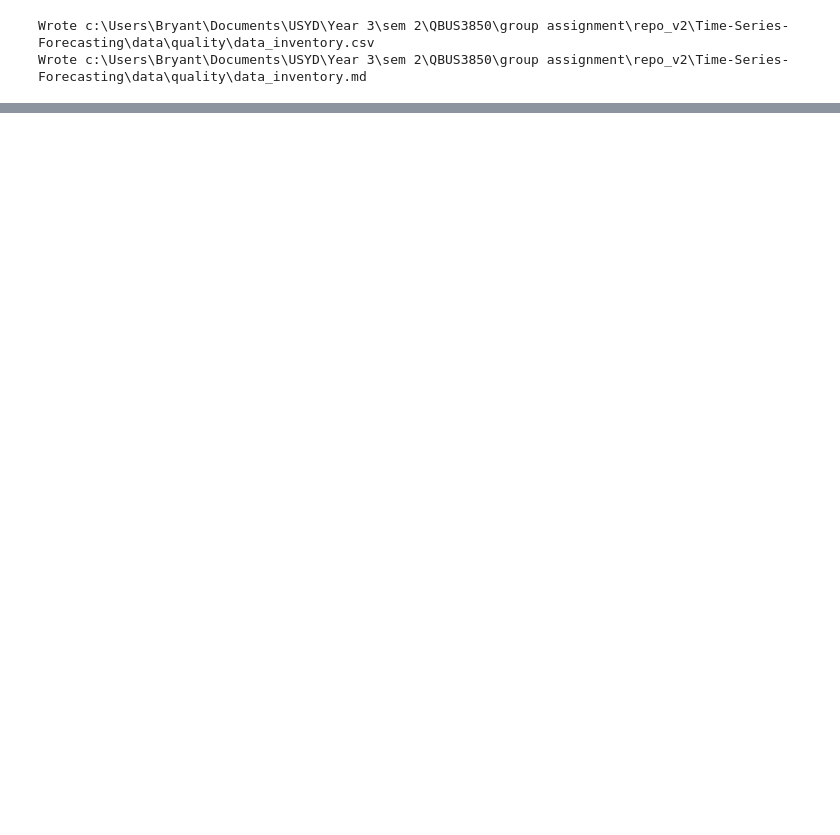
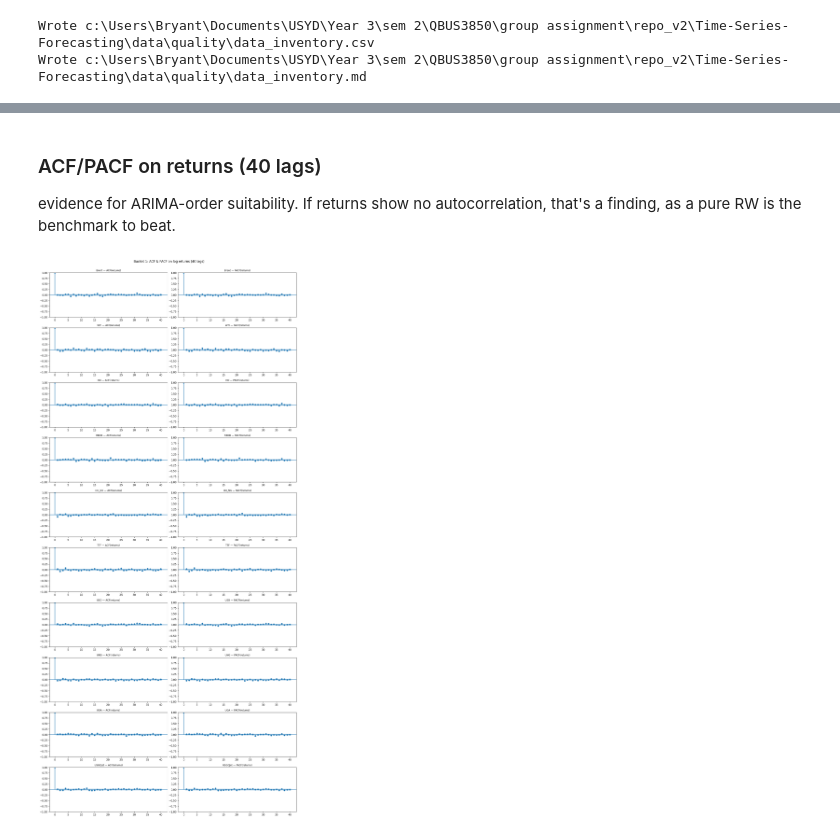
Before and after one commit to bryantchendra/Time-Series-Forecasting, a Jupyter notebook: notebooks/02_eda.ipynb, the cells around one changed output, grey strips where cells are left out. Drawn from its saved outputs; the diff is of its cells as text; code cells hidden in the pictures; blank space fills up the shorter version.

```diff
--- a/notebooks/02_eda.ipynb
+++ b/notebooks/02_eda.ipynb
@@ -232,0 +313,19 @@ Wrote c:\Users\Bryant\Documents\USYD\Year 3\sem 2\QBUS3850\group assignment\repo
+# %% [markdown]
+### ACF/PACF on returns (40 lags)
+
+evidence for ARIMA-order suitability. If returns show no autocorrelation, that's a finding, as a pure RW is the benchmark to beat.
+# %%
+fig, axes = plt.subplots(10, 2, figsize=(14, 30))
+for i, col in enumerate(TRADABLE):
+    r = returns[col].dropna()
+    plot_acf(r, lags=40, ax=axes[i, 0])
+    axes[i, 0].set_title(f"{col} — ACF(returns)", fontsize=9)
+    plot_pacf(r, lags=40, ax=axes[i, 1], method="ywm")
+    axes[i, 1].set_title(f"{col} — PACF(returns)", fontsize=9)
+plt.suptitle("Bucket 1: ACF & PACF on log returns (40 lags)",
+             y=1.001, fontsize=12)
+plt.tight_layout()
+plt.savefig(FIGURES_DIR / "step2_03_acf_pacf_returns.png")
+plt.show()
+# %% [output]
+[figure, added]
```
Also changed, not shown: parts of 13 cells of this notebook, 8 other files.
